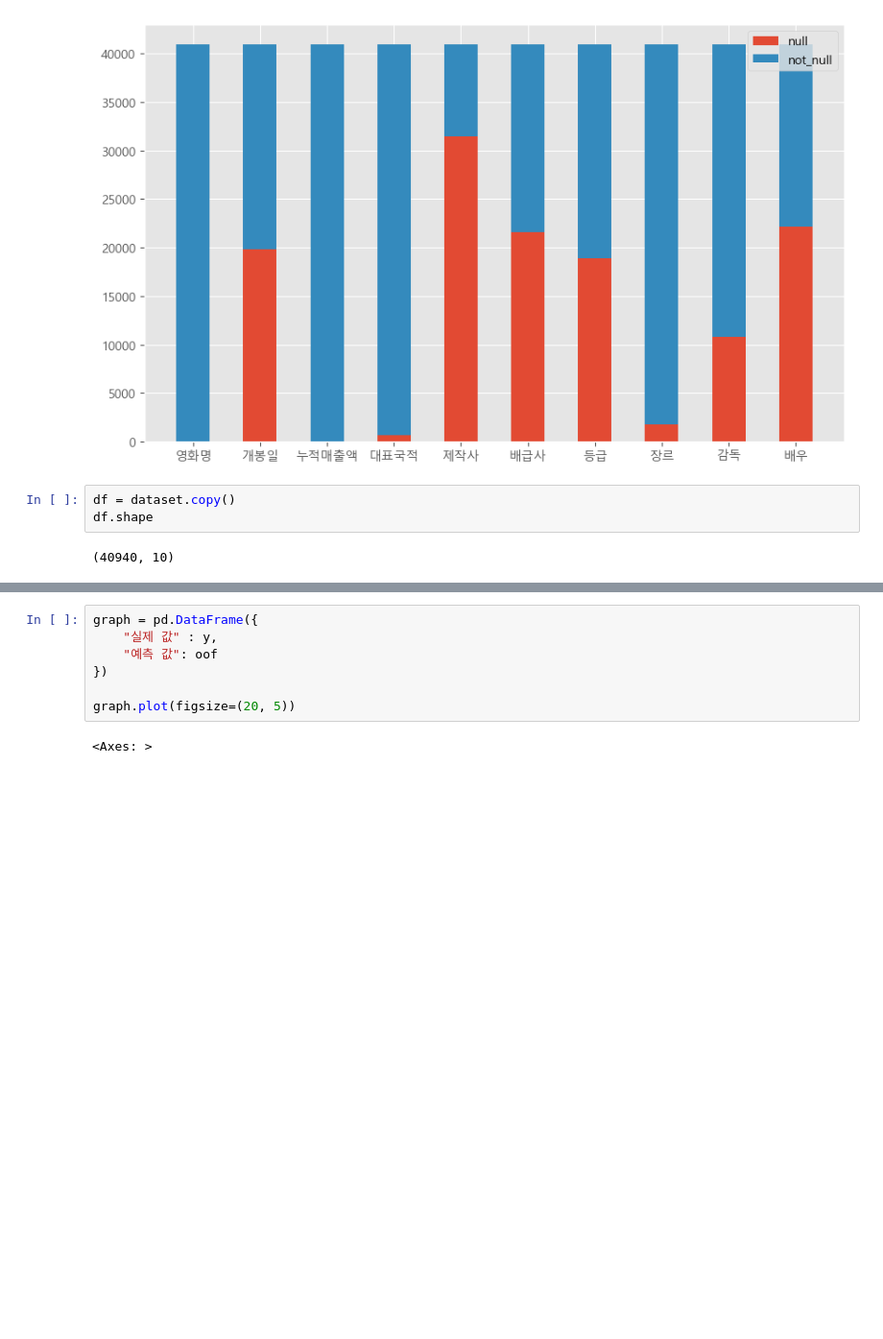
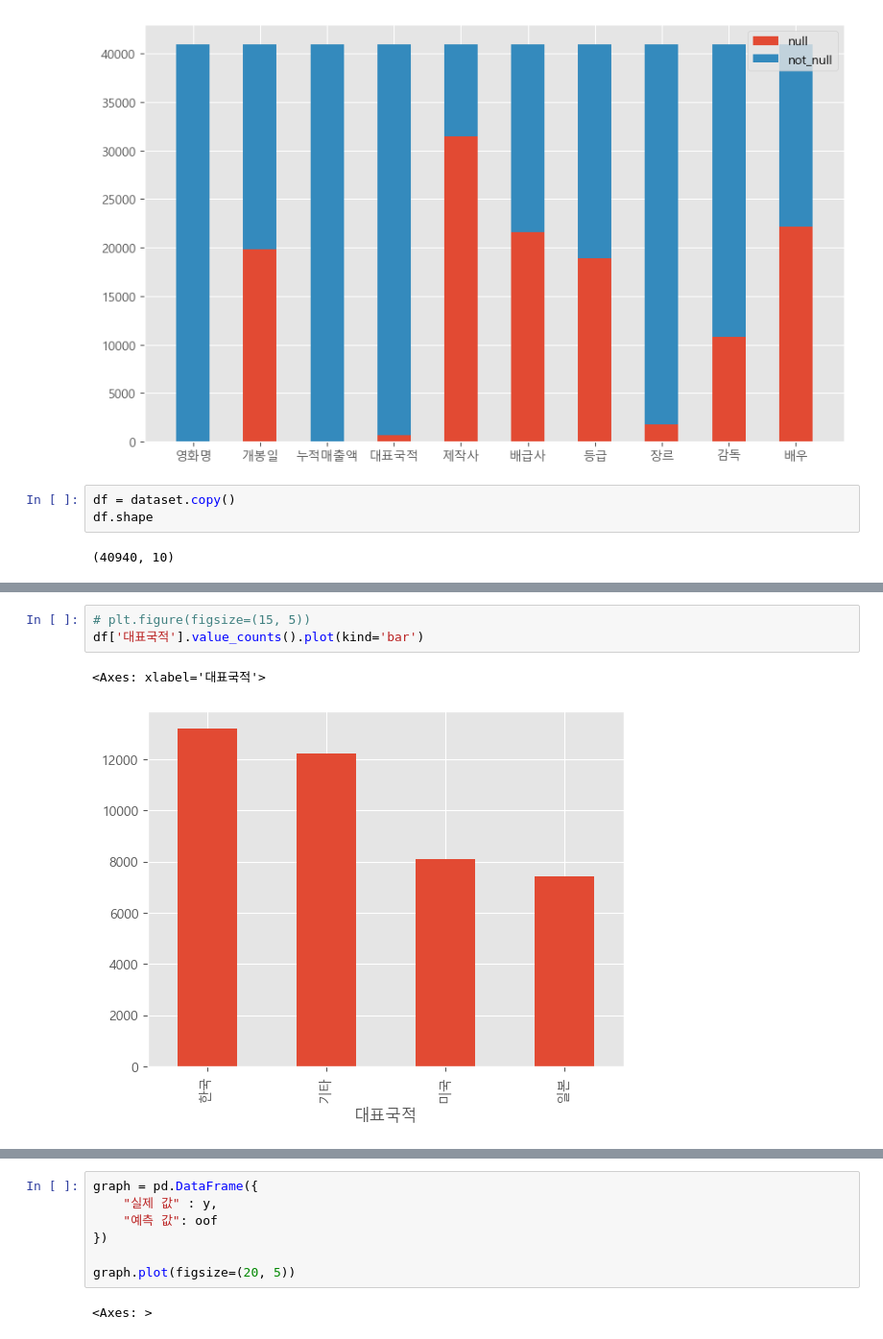
Before and after one commit to Yoon-juhan/Movie-sales-forecast, a Jupyter notebook: model/model.ipynb, the cells around one changed output, grey strips where cells are left out. Shown: that part at 96% size. Saved outputs shown, nothing was run; the diff lists cells and outputs as text; blank space fills up the shorter version.

```diff
--- a/model/model.ipynb
+++ b/model/model.ipynb
@@ -51,3 +77,9 @@ df.shape
+# %%
+# plt.figure(figsize=(15, 5))
+df['대표국적'].value_counts().plot(kind='bar')
+# %% [output]
+<Axes: xlabel='대표국적'>
+[figure, added]
 # %%
 from sklearn.preprocessing import LabelEncoder
 
```
Also changed, not shown: parts of 9 cells of this notebook.
